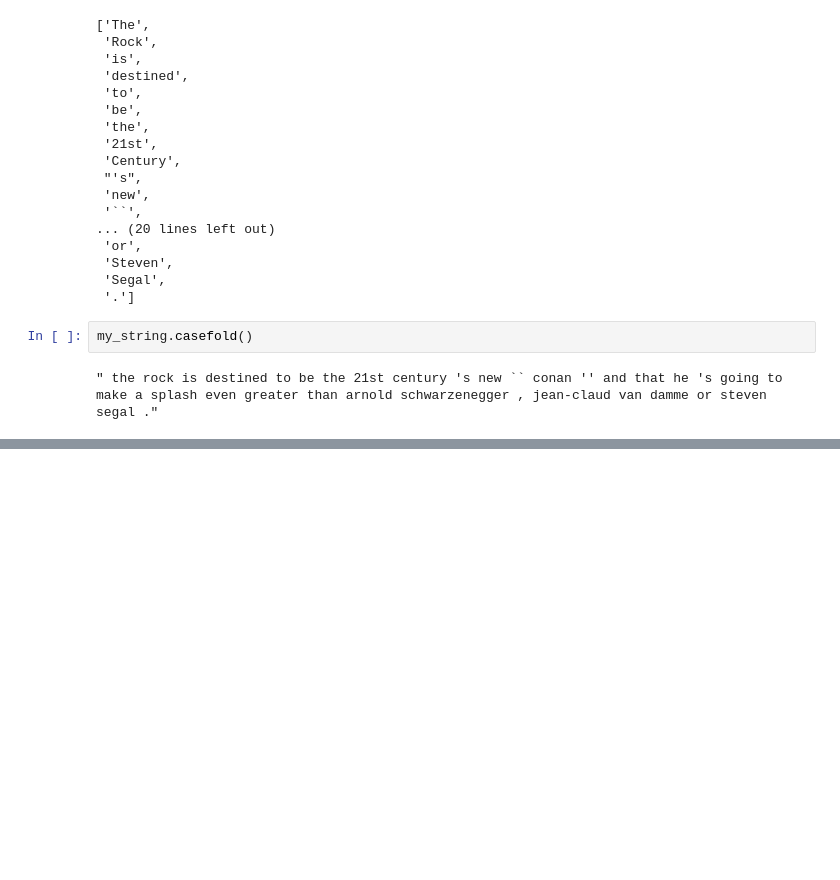
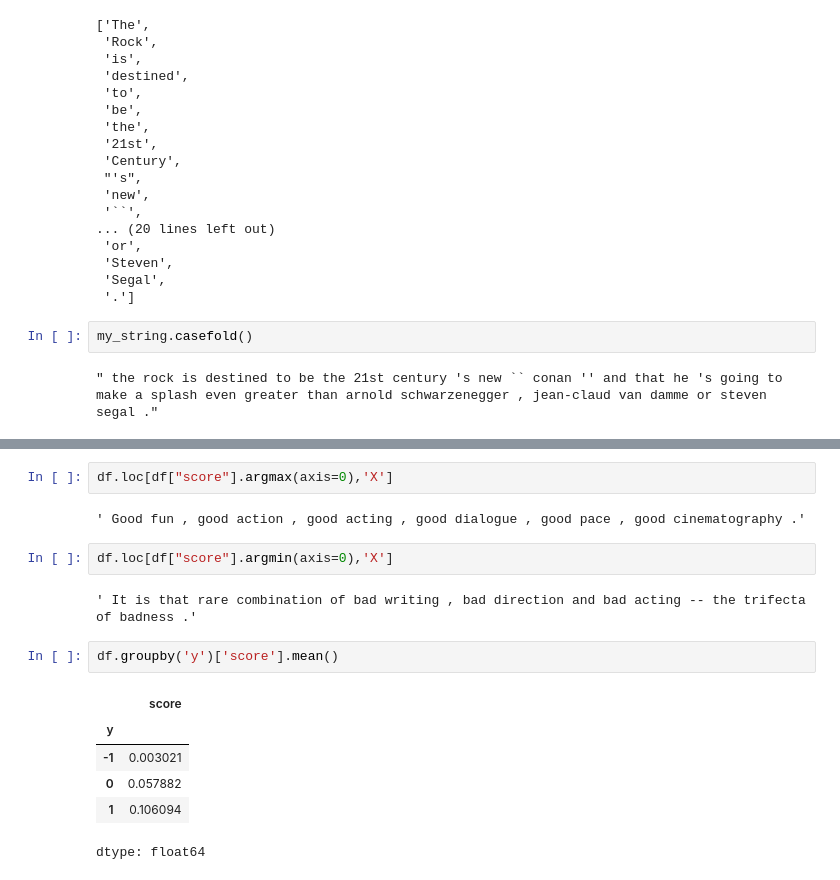
Before and after one commit to KSaubhagya/NLP_Pipeline, a Jupyter notebook: NLP_Pipeline.ipynb, the cells around one changed output, grey strips where cells are left out. Cells and saved outputs as stored; diff of their text form; blank space fills up the shorter version.

```diff
--- a/NLP_Pipeline.ipynb
+++ b/NLP_Pipeline.ipynb
@@ -89,0 +178,17 @@ my_string.casefold()
+# %%
+df.loc[df["score"].argmax(axis=0),'X']
+# %% [output]
+' Good fun , good action , good acting , good dialogue , good pace , good cinematography .'
+# %%
+df.loc[df["score"].argmin(axis=0),'X']
+# %% [output]
+' It is that rare combination of bad writing , bad direction and bad acting -- the trifecta of badness .'
+# %%
+df.groupby('y')['score'].mean()
+# %% [output]
+|  | score |
+| y |  |
+| -1 | 0.003021 |
+| 0 | 0.057882 |
+| 1 | 0.106094 |
+dtype: float64
```
Also changed, not shown: parts of 9 cells of this notebook.
